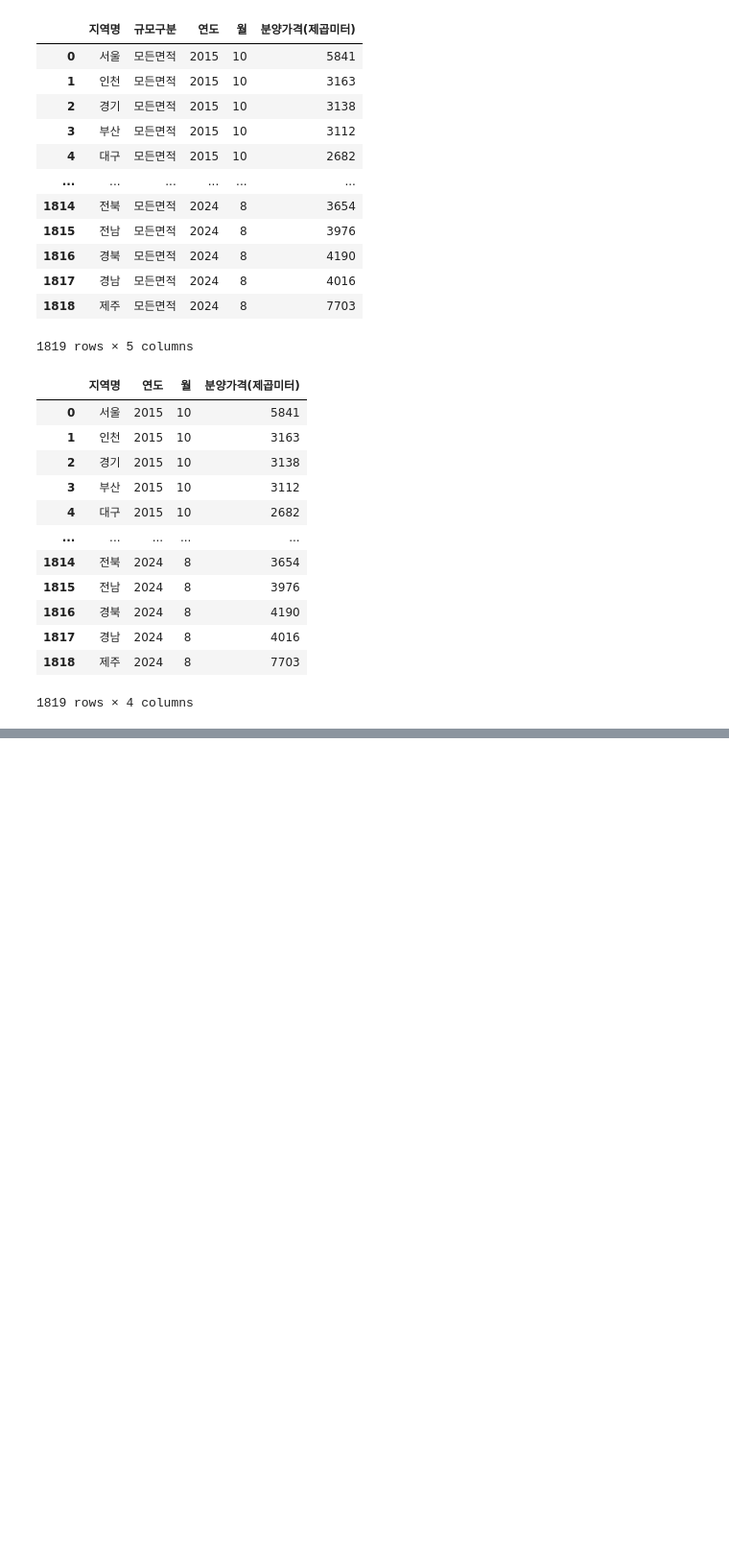
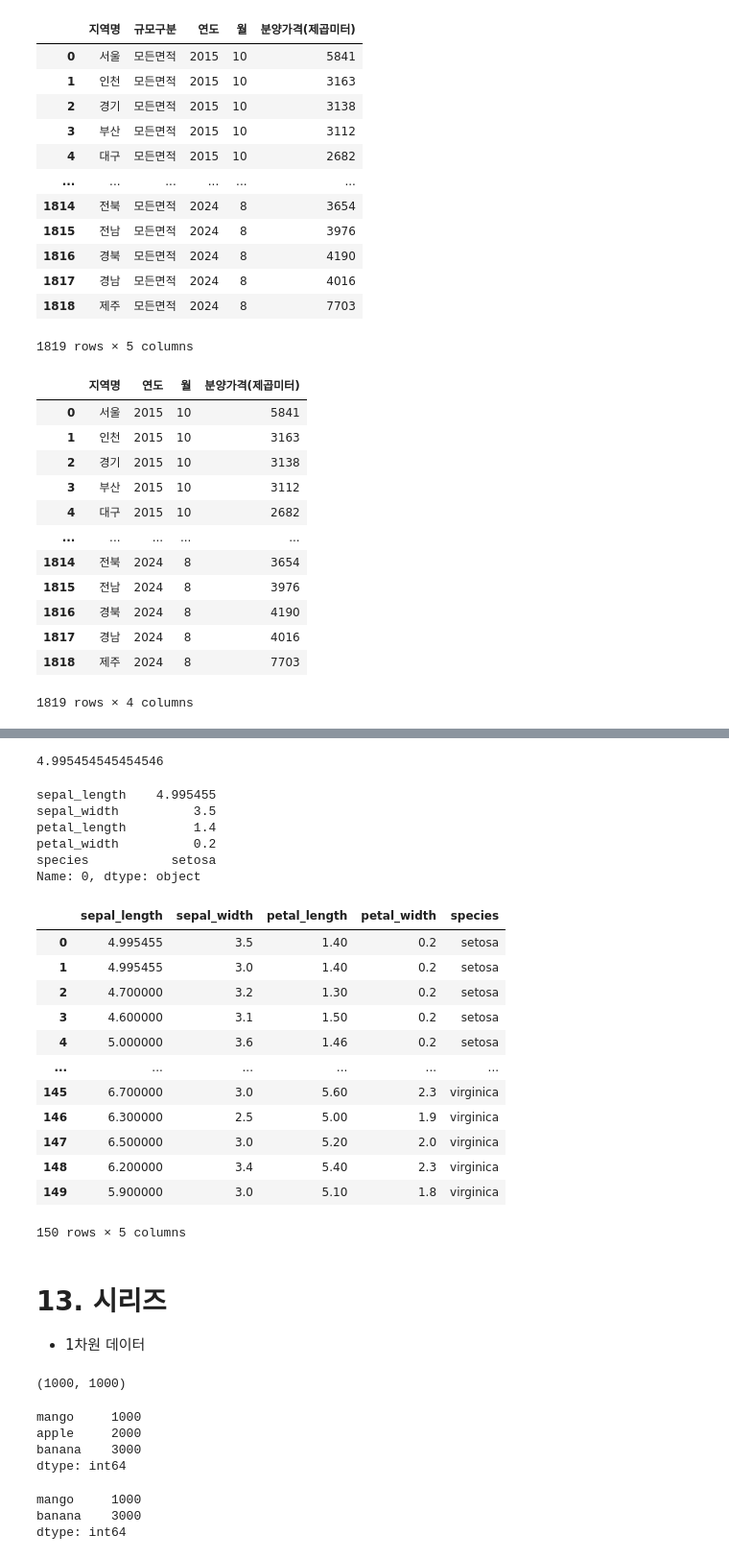
Before and after one commit to Harutoshi87/KI, a Jupyter notebook: source/01_python/ch11_데이터 프레임과 시리즈(Pandas)_9절~13절.ipynb, the cells around one changed output, grey strips where cells are left out. Shown at 96% size. Drawn from its saved outputs; the diff is of its cells as text; code cells hidden in the pictures; blank space fills up the shorter version.

```diff
--- a/source/01_python/ch11_데이터 프레임과 시리즈(Pandas)_9절~13절.ipynb
+++ b/source/01_python/ch11_데이터 프레임과 시리즈(Pandas)_9절~13절.ipynb
@@ -694,0 +1101,6 @@ final_version
+# %%
+import seaborn as sns
+iris = sns.load_dataset('iris')
+for col in range(iris.shape[1]-1):
+    iris.iloc[random.sample(range(150),20), col] = np.nan
+iris.iloc[::50]
@@ -694,0 +1112,3 @@ final_version
+# %%
+iris_mean = iris.groupby(by='species').mean()
+iris_mean
@@ -694,0 +1121,4 @@ final_version
+# %%
+iris_mean.loc['setosa', 'sepal_length']
+# %% [output]
+4.995454545454546
@@ -694,0 +1127,60 @@ final_version
+# %%
+def fillna_gr(series):
+    'series의 결측치를 대체한 후 series return'
+    # pd.options.mode.copy_on_write = True
+    series = series.copy() # 함수 안에서 series의 결측치를 대체하여 변경하기 위해
+    for col, item in series.items(): # col : sepal_length, sepal_width, petal_length, petal_width, species
+                                     # item : 값
+                                     # series
+                                     # items : series의 모든 값들
+        if col!='species' and np.isnan(item): # 스칼라 데이터가 결측치인지 여부
+            species = series['species'] #
+            series[col] = iris_mean.loc[species, col] # 종별 열별 평균값 대체
+    return series
+fillna_gr(iris.iloc[0])
+# %% [output]
+sepal_length    4.995455
+sepal_width          3.5
+petal_length         1.4
+petal_width          0.2
+species           setosa
+Name: 0, dtype: object
+# %%
+iris.apply(fillna_gr, axis=1)
+# %% [output]
+|  | sepal_length | sepal_width | petal_length | petal_width | species |
+| 0 | 4.995455 | 3.5 | 1.40 | 0.2 | setosa |
+| 1 | 4.995455 | 3.0 | 1.40 | 0.2 | setosa |
+| 2 | 4.700000 | 3.2 | 1.30 | 0.2 | setosa |
+| 3 | 4.600000 | 3.1 | 1.50 | 0.2 | setosa |
+| 4 | 5.000000 | 3.6 | 1.46 | 0.2 | setosa |
+| ... | ... | ... | ... | ... | ... |
+| 145 | 6.700000 | 3.0 | 5.60 | 2.3 | virginica |
+| 146 | 6.300000 | 2.5 | 5.00 | 1.9 | virginica |
+| 147 | 6.500000 | 3.0 | 5.20 | 2.0 | virginica |
+| 148 | 6.200000 | 3.4 | 5.40 | 2.3 | virginica |
+| 149 | 5.900000 | 3.0 | 5.10 | 1.8 | virginica |
+150 rows × 5 columns
+# %% [markdown]
+# 13. 시리즈
+- 1차원 데이터
+# %%
+# fruits = {'mango':1000, 'apple':2000, 'banana':3000}
+# fruits['mango'], fruits.get('mango')
+s = pd.Series([1000,2000,3000], index=['mango', 'apple', 'banana'])
+s['mango'], s.mango # 데이터 추출
+# %% [output]
+(1000, 1000)
+# %%
+s['mango':'banana'] # 슬라이싱
+# %% [output]
+mango     1000
+apple     2000
+banana    3000
+dtype: int64
+# %%
+s[['mango', 'banana']] # 인덱싱 배열
+# %% [output]
+mango     1000
+banana    3000
+dtype: int64
```
Also changed, not shown: parts of 85 cells of this notebook, 5 other files.
